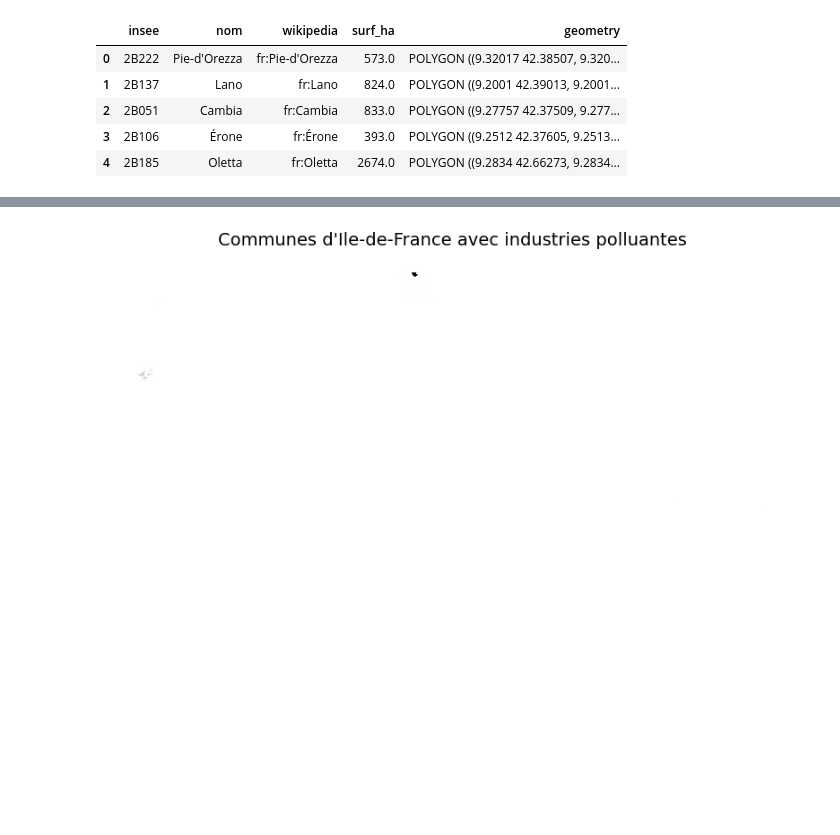
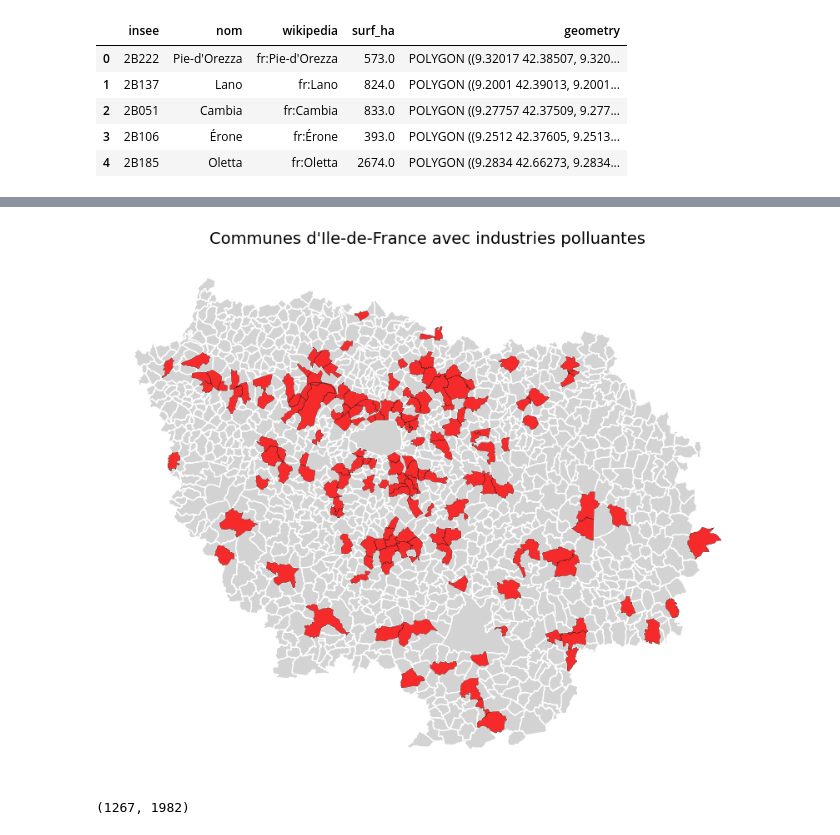
Before and after one commit to aurelianmoge/Projet-Python---ENSAE-2025, a Jupyter notebook: industries_polluantes__aurélian.ipynb, the cells around one changed output, grey strips where cells are left out. Saved outputs shown, nothing was run; the diff lists cells and outputs as text; code cells hidden in the pictures; blank space fills up the shorter version.

```diff
--- a/industries_polluantes__aurélian.ipynb
+++ b/industries_polluantes__aurélian.ipynb
@@ -153,3 +130,12 @@ Index(['insee', 'nom', 'wikipedia', 'surf_ha', 'geometry'], dtype='object')
 communes_idf = communes.copy()
 communes_idf["Departement"] = communes_idf["insee"].str.slice(0, 2)
 communes_idf = communes_idf[communes_idf["Departement"].isin(["75", "77", "78", "91", "92", "93", "94", "95"])]
+# %%
+print(communes_idf.columns, communes_polluantes_idf.columns)
+
+# On crée un df avec les communes d'IDF et une variable polluée ou non (binaire)
+communes_idf_statut = communes_idf.copy()
+communes_idf_statut["Polluee"] = communes_idf["insee"].isin(communes_polluantes_idf["insee"])
+
+# On regarde combien on en a (157 polluées parmi 1 268 : environ 10% (c'est cool !))
+print(communes_idf_statut["Polluee"].sum(), communes_idf.shape)
@@ -156,24 +160,26 @@ communes_idf = communes_idf[communes_idf["Departement"].isin(["75", "77", "78",
 # %%
 import matplotlib.pyplot as plt
 
-communes_idf = communes_idf.to_crs(epsg=2154)
-communes_polluantes_idf = communes_polluantes_idf.to_crs(epsg=2154)
+# On s'assure qu'on a bien un GeoDataFrame et on charge l'epsg=2154
+communes_idf_statut = gpd.GeoDataFrame(communes_idf_statut)
+communes_idf_statut = communes_idf_statut.to_crs(epsg=2154)
 
+# On crée le graphique
 fig, ax = plt.subplots(figsize=(10, 10))
 
-gdf_idf.plot(ax=ax, color='lightgrey', edgecolor='white')
+communes_idf_statut.plot(ax=ax, color='lightgrey', edgecolor='white')
 
-communes_polluantes_idf.plot(
+communes_idf_statut[communes_idf_statut["Polluee"]].plot(
     ax=ax,
     color='red',
     edgecolor='black',
     linewidth=0.3,
     alpha=0.8
 )
 
 ax.set_title("Communes d'Ile-de-France avec industries polluantes", fontsize=14)
 ax.axis('off')
 
 plt.show()
 # %% [output]
-[figure, old version]
+[figure, new version]
@@ -179,0 +203,15 @@ plt.show()
+# %%
+#### On fait à nouveau la jointure avec notre df précédent
+
+# On renomme la variable CODGEO en "insee" pour que ce soit homogène
+complet_insee = complet_insee.rename(columns={"CODGEO":"insee"})
+
+# On s'assure que la variable "insee" est similaire dans les deux tableaux
+communes_idf_statut['insee'] = communes_idf_statut['insee'].astype(str).str.zfill(5)                     # zfill remplit de zéros à gauche pour atteindre 5 signes (pour harmoniser à la norme INSEE)
+complet_insee['insee'] = complet_insee['insee'].astype(str).str.zfill(5)
+
+# On fusionne
+communes_idf_complet = pd.merge(communes_idf_statut, complet_insee, on="insee") # on obtient un tableau à 1982 colonnes (et 1 267 lignes)
+communes_idf_complet.shape
+# %% [output]
+(1267, 1982)
```
Also changed, not shown: parts of 10 cells of this notebook.
